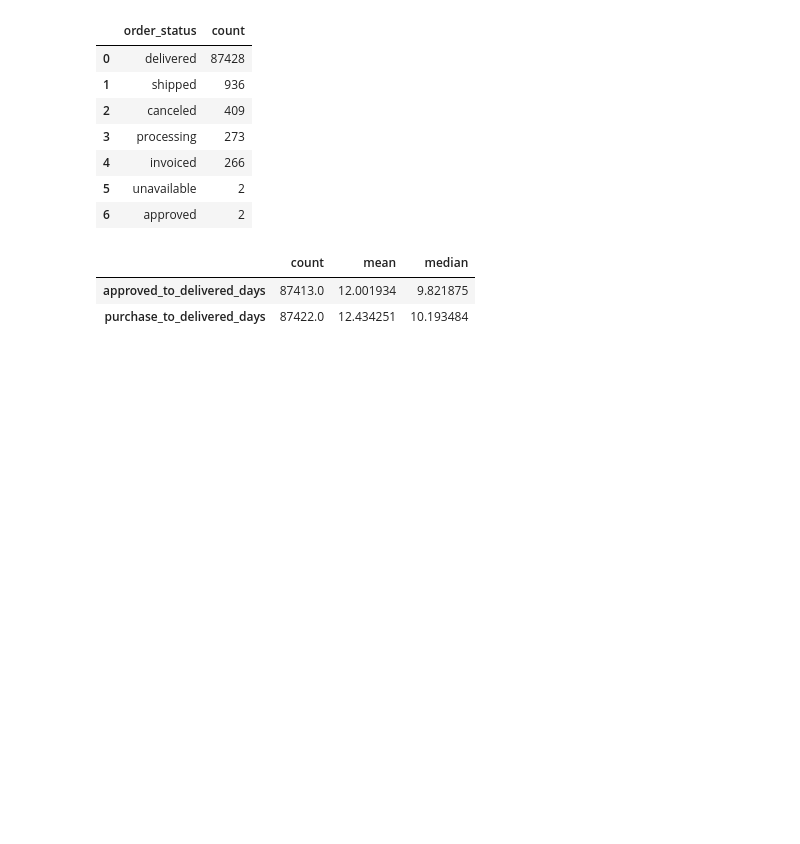
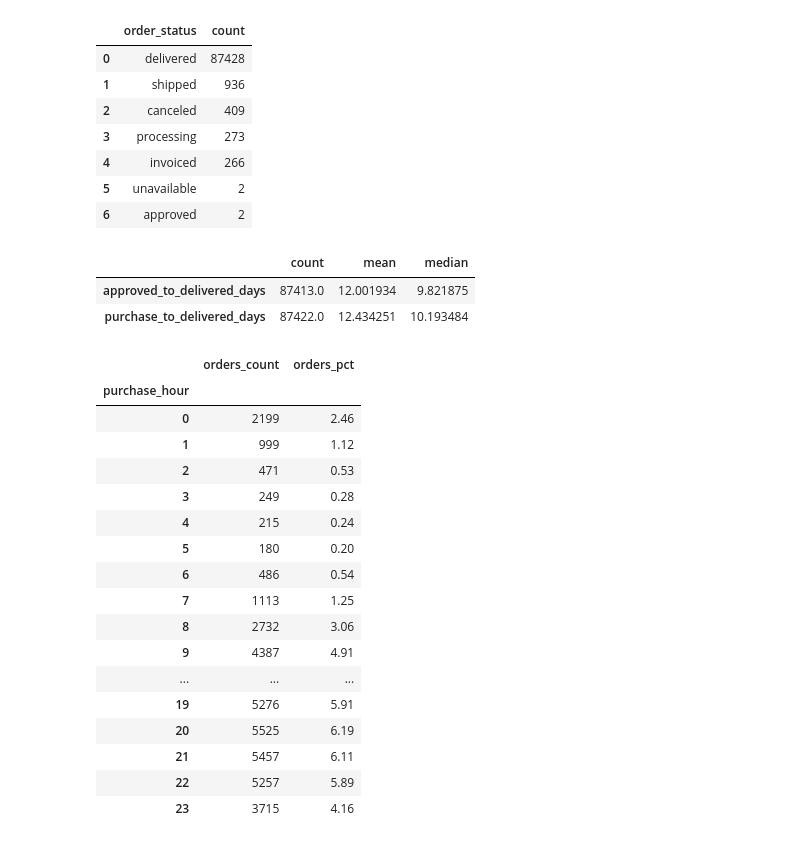
Before and after one commit to mkudim/analytics-learning-notes, a Jupyter notebook: 03_bi_tools/data_for_practice/EDA_orders.ipynb, the cells around one changed output. Drawn from its saved outputs; the diff is of its cells as text; code cells hidden in the pictures; blank space fills up the shorter version.

```diff
--- a/03_bi_tools/data_for_practice/EDA_orders.ipynb
+++ b/03_bi_tools/data_for_practice/EDA_orders.ipynb
@@ -692,3 +690,39 @@ delivery_stats
 |  | count | mean | median |
 | approved_to_delivered_days | 87413.0 | 12.001934 | 9.821875 |
 | purchase_to_delivered_days | 87422.0 | 12.434251 | 10.193484 |
+# %%
+df_orders['purchase_hour'] = df_orders['purchase_date'].dt.hour
+
+hourly_orders = (
+    df_orders['purchase_hour']
+    .value_counts()
+    .sort_index()
+)
+
+hourly_orders_pct = (hourly_orders / hourly_orders.sum() * 100).round(2)
+
+hourly_stats = pd.concat(
+    [hourly_orders, hourly_orders_pct],
+    axis=1
+)
+hourly_stats.columns = ['orders_count', 'orders_pct']
+hourly_stats
+# %% [output]
+|  | orders_count | orders_pct |
+| purchase_hour |  |  |
+| 0 | 2199 | 2.46 |
+| 1 | 999 | 1.12 |
+| 2 | 471 | 0.53 |
+| 3 | 249 | 0.28 |
+| 4 | 215 | 0.24 |
+| 5 | 180 | 0.20 |
+| 6 | 486 | 0.54 |
+| 7 | 1113 | 1.25 |
+| 8 | 2732 | 3.06 |
+| 9 | 4387 | 4.91 |
+| ... | ... | ... |
+| 19 | 5276 | 5.91 |
+| 20 | 5525 | 6.19 |
+| 21 | 5457 | 6.11 |
+| 22 | 5257 | 5.89 |
+| 23 | 3715 | 4.16 |
```
Also changed, not shown: parts of 3 cells of this notebook, 2 other files.
